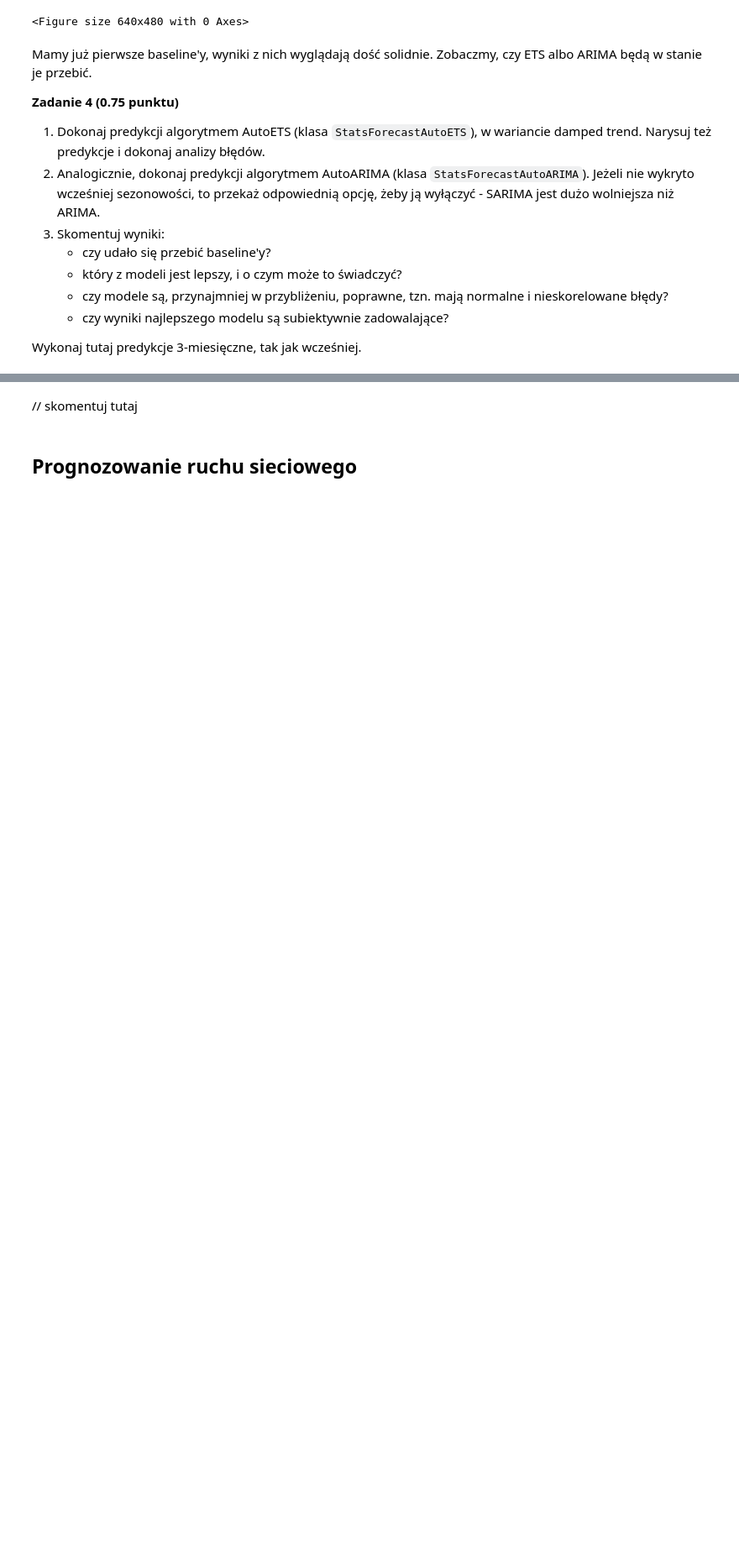
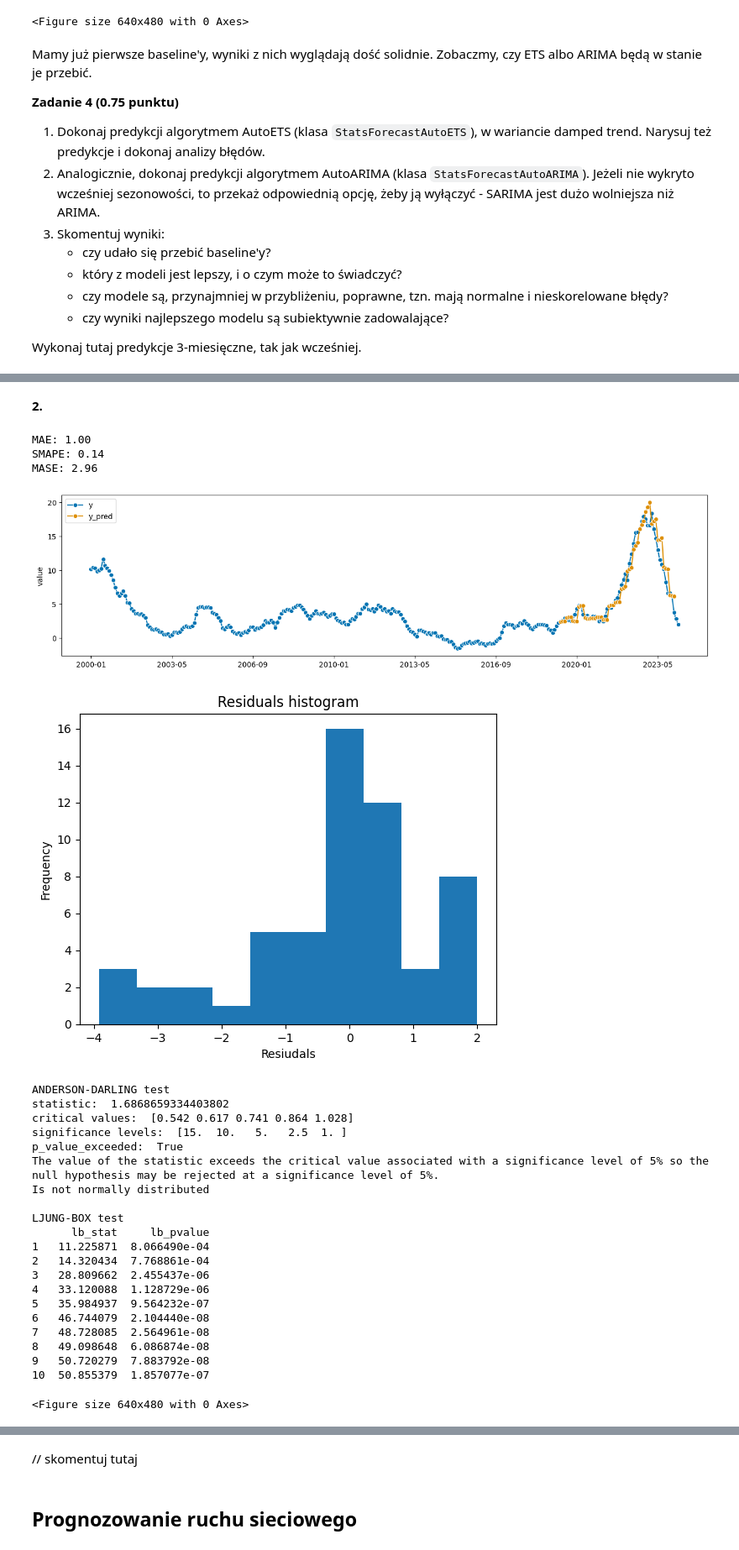
Before and after one commit to basiav/ML-Intro-Course-AGH, a Jupyter notebook: lab7/notebook_empty.ipynb, the cells around one changed output, grey strips where cells are left out. Shown at 84% size. Cells and saved outputs as stored; diff of their text form; code cells hidden in the pictures; blank space fills up the shorter version.

```diff
--- a/lab7/notebook_empty.ipynb
+++ b/lab7/notebook_empty.ipynb
@@ -404,2 +458,38 @@ Wykonaj tutaj predykcje 3-miesięczne, tak jak wcześniej.
+# %% [markdown]
+**2.**
+# %%
+from sktime.forecasting.statsforecast import StatsForecastAutoARIMA
+
+
+# Seasonality in our time series has not been detected -> set seasonal=False
+autoARIMA = StatsForecastAutoARIMA(seasonal=False)
+evaluate_model(autoARIMA, df, horizon=3, plot_forecasts=True, analyze_residuals=True)
+# %% [output]
+MAE: 1.00
+SMAPE: 0.14
+MASE: 2.96
+[figure, added]
+[figure, added]
+ANDERSON-DARLING test
+statistic:  1.6868659334403802
+critical values:  [0.542 0.617 0.741 0.864 1.028]
+significance levels:  [15.  10.   5.   2.5  1. ]
+p_value_exceeded:  True
+The value of the statistic exceeds the critical value associated with a significance level of 5% so the null hypothesis may be rejected at a significance level of 5%.
+Is not normally distributed
+
+LJUNG-BOX test
+      lb_stat     lb_pvalue
+1   11.225871  8.066490e-04
+2   14.320434  7.768861e-04
+3   28.809662  2.455437e-06
+4   33.120088  1.128729e-06
+5   35.984937  9.564232e-07
+6   46.744079  2.104440e-08
+7   48.728085  2.564961e-08
+8   49.098648  6.086874e-08
+9   50.720279  7.883792e-08
+10  50.855379  1.857077e-07
+<Figure size 640x480 with 0 Axes>
 # %% [markdown]
 // skomentuj tutaj
```
Also changed, not shown: parts of 8 cells of this notebook, 1 other file.
